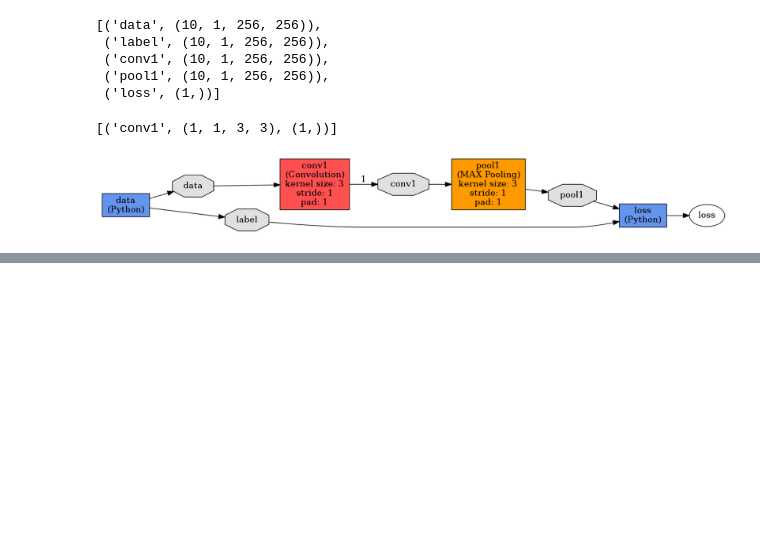
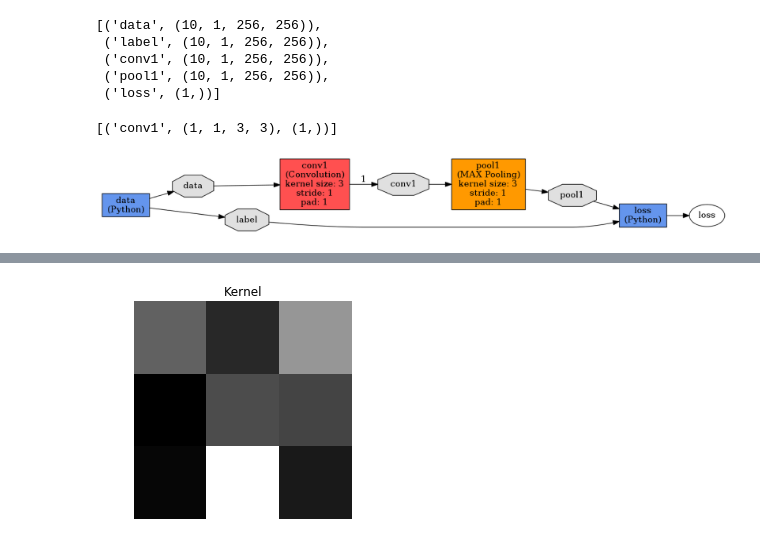
Before and after one commit to pedrodiamel/nettutorial, a Jupyter notebook: icaffelayer.ipynb, the cells around one changed output, grey strips where cells are left out. Cells and saved outputs as stored; diff of their text form; code cells hidden in the pictures; blank space fills up the shorter version.

```diff
--- a/icaffelayer.ipynb
+++ b/icaffelayer.ipynb
@@ -170,0 +225,8 @@ plt.show();
+# %%
+imk = net.params['conv1'][0].data[...];
+plt.imshow(imk[0,0,:,:], cmap=plt.cm.gray);
+plt.title('Kernel');
+plt.axis('off');
+plt.show();
+# %% [output]
+[figure, added]
```
Also changed, not shown: parts of 5 cells of this notebook, 3 other files.
